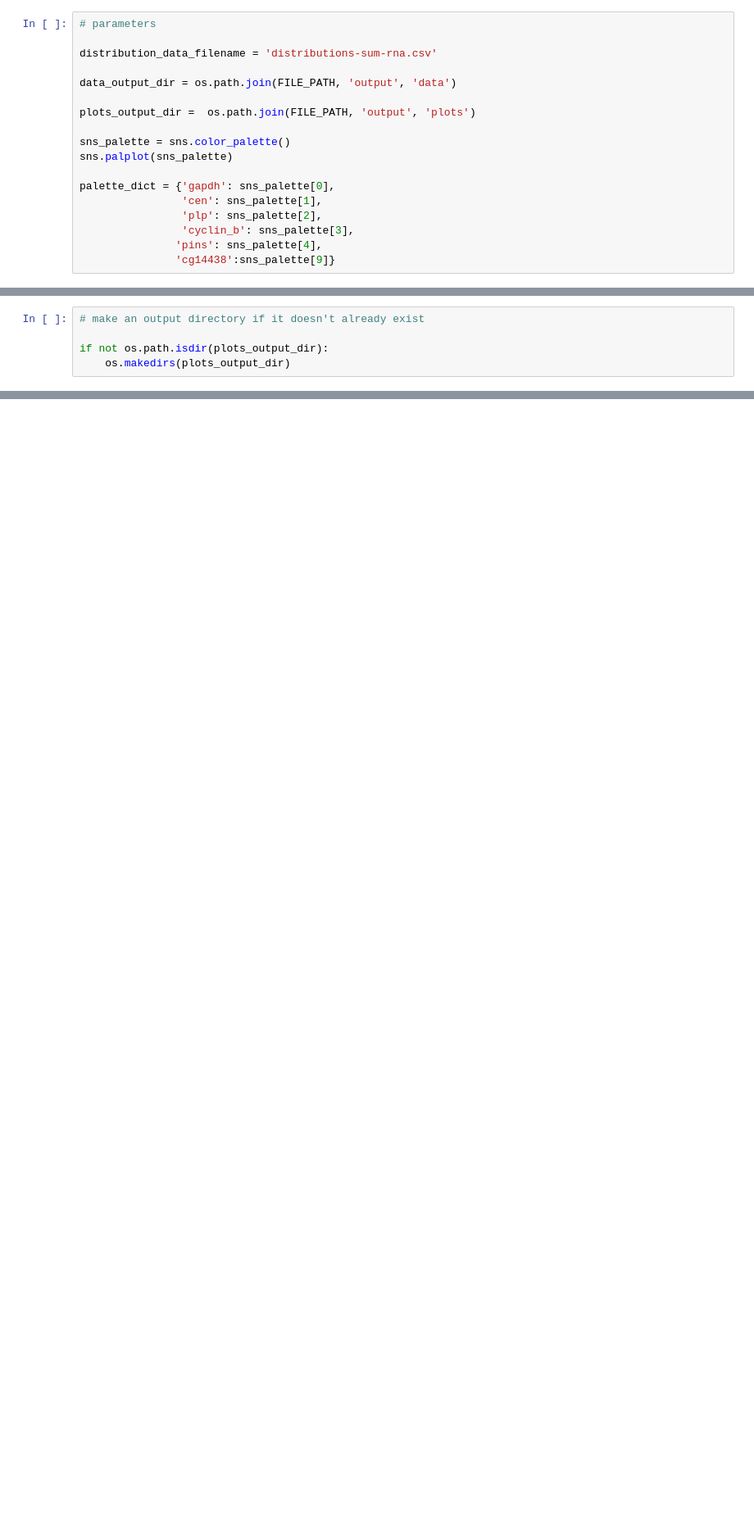
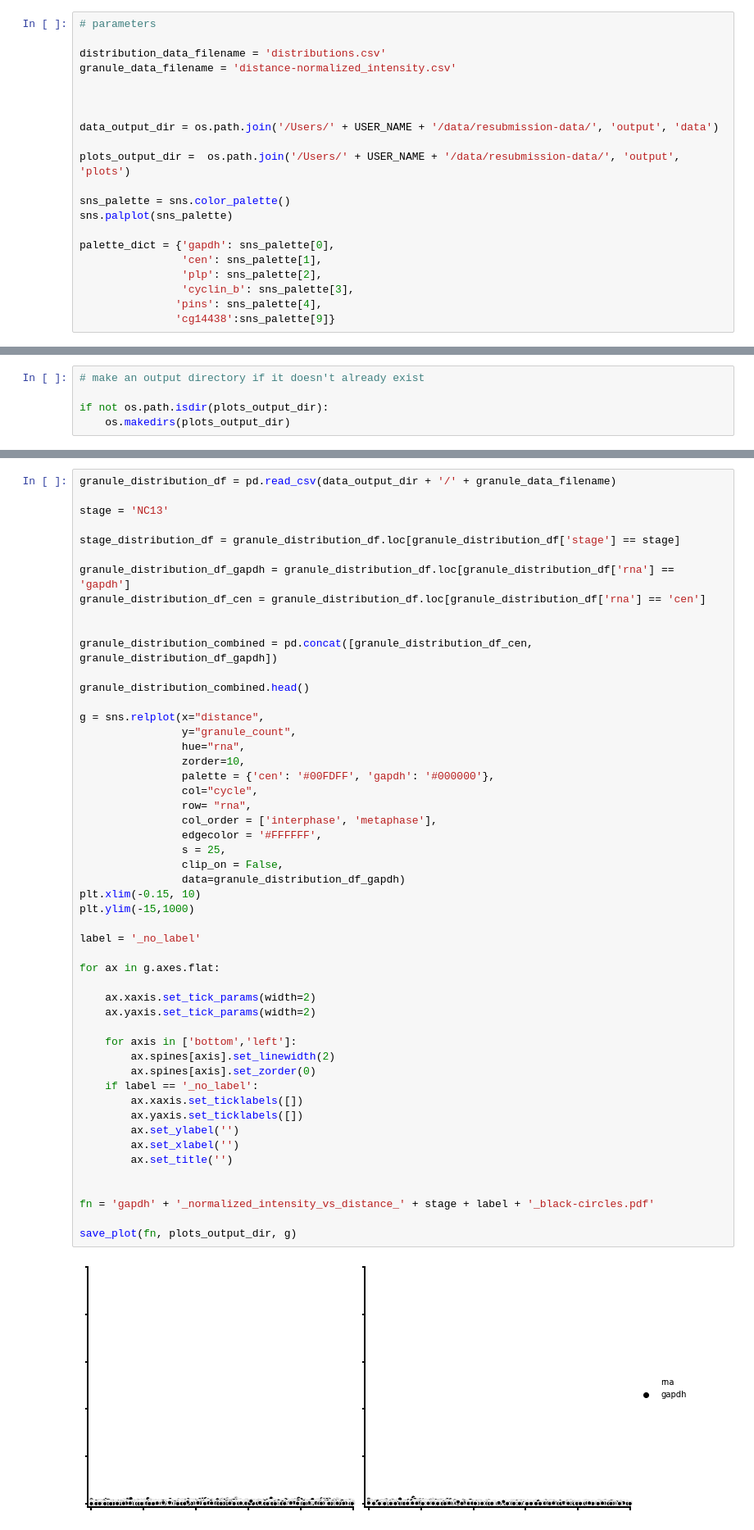
Before and after one commit to pearlryder/rna-at-centrosomes, a Jupyter notebook: pipeline/resubmission-embryo-pipeline.ipynb, the cells around one changed output, grey strips where cells are left out. Shown: that part at 82% size. Cells and saved outputs as stored; diff of their text form; blank space fills up the shorter version.

```diff
--- a/pipeline/resubmission-embryo-pipeline.ipynb
+++ b/pipeline/resubmission-embryo-pipeline.ipynb
@@ -200,11 +563,14 @@ import os
 # %%
 # parameters
 
-distribution_data_filename = 'distributions-sum-rna.csv'
+distribution_data_filename = 'distributions.csv'
+granule_data_filename = 'distance-normalized_intensity.csv'
 
-data_output_dir = os.path.join(FILE_PATH, 'output', 'data')
 
-plots_output_dir =  os.path.join(FILE_PATH, 'output', 'plots')
+
+data_output_dir = os.path.join('/Users/' + USER_NAME + '/data/resubmission-data/', 'output', 'data')
+
+plots_output_dir =  os.path.join('/Users/' + USER_NAME + '/data/resubmission-data/', 'output', 'plots')
 
 sns_palette = sns.color_palette()
 sns.palplot(sns_palette)
@@ -247,0 +723,53 @@ if not os.path.isdir(plots_output_dir):
+# %%
+granule_distribution_df = pd.read_csv(data_output_dir + '/' + granule_data_filename)
+
+stage = 'NC13'
+
+stage_distribution_df = granule_distribution_df.loc[granule_distribution_df['stage'] == stage]
+
+granule_distribution_df_gapdh = granule_distribution_df.loc[granule_distribution_df['rna'] == 'gapdh']
+granule_distribution_df_cen = granule_distribution_df.loc[granule_distribution_df['rna'] == 'cen']
+
+
+granule_distribution_combined = pd.concat([granule_distribution_df_cen, granule_distribution_df_gapdh])
+
+granule_distribution_combined.head()
+
+g = sns.relplot(x="distance",
+                y="granule_count",
+                hue="rna",
+                zorder=10,
+                palette = {'cen': '#00FDFF', 'gapdh': '#000000'},
+                col="cycle",
+                row= "rna",
+                col_order = ['interphase', 'metaphase'],
+                edgecolor = '#FFFFFF',
+                s = 25,
+                clip_on = False,
+                data=granule_distribution_df_gapdh)
+plt.xlim(-0.15, 10)
+plt.ylim(-15,1000)
+
+label = '_no_label'
+
+for ax in g.axes.flat:
+
+    ax.xaxis.set_tick_params(width=2)
+    ax.yaxis.set_tick_params(width=2)
+
+    for axis in ['bottom','left']:
+        ax.spines[axis].set_linewidth(2)
+        ax.spines[axis].set_zorder(0)
+    if label == '_no_label':
+        ax.xaxis.set_ticklabels([])
+        ax.yaxis.set_ticklabels([])
+        ax.set_ylabel('')
+        ax.set_xlabel('')
+        ax.set_title('')
+
+
+fn = 'gapdh' + '_normalized_intensity_vs_distance_' + stage + label + '_black-circles.pdf'
+
+save_plot(fn, plots_output_dir, g)
+# %% [output]
+[figure, added]
```
Also changed, not shown: parts of 55 cells of this notebook, 1 other file.
